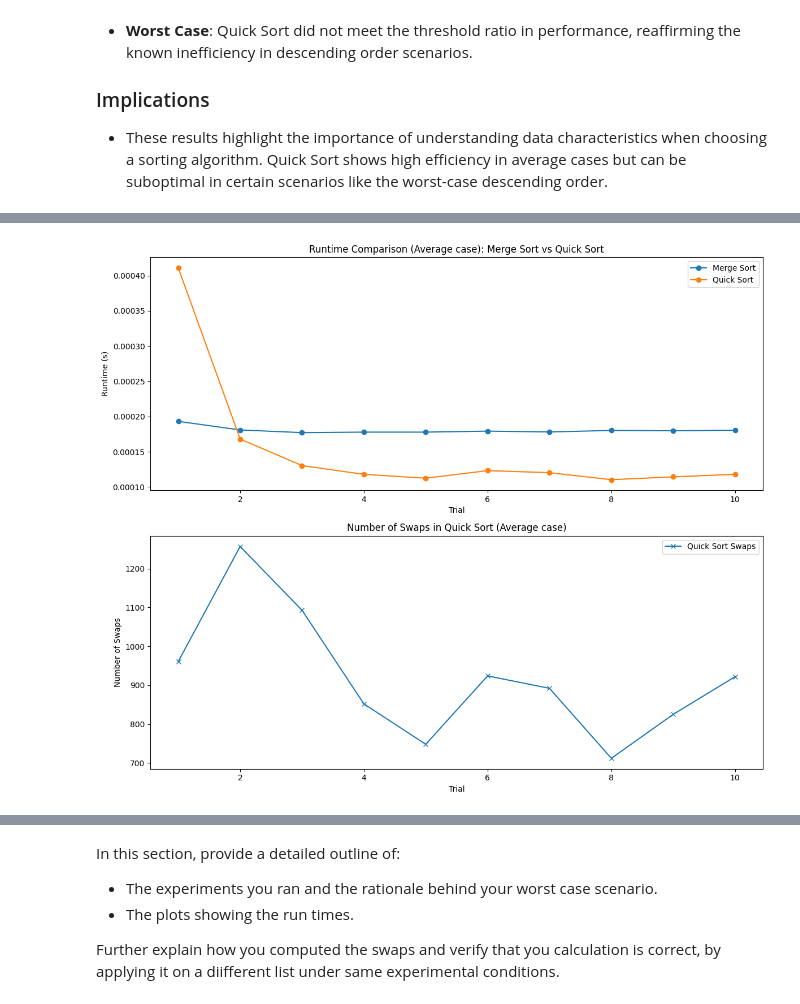
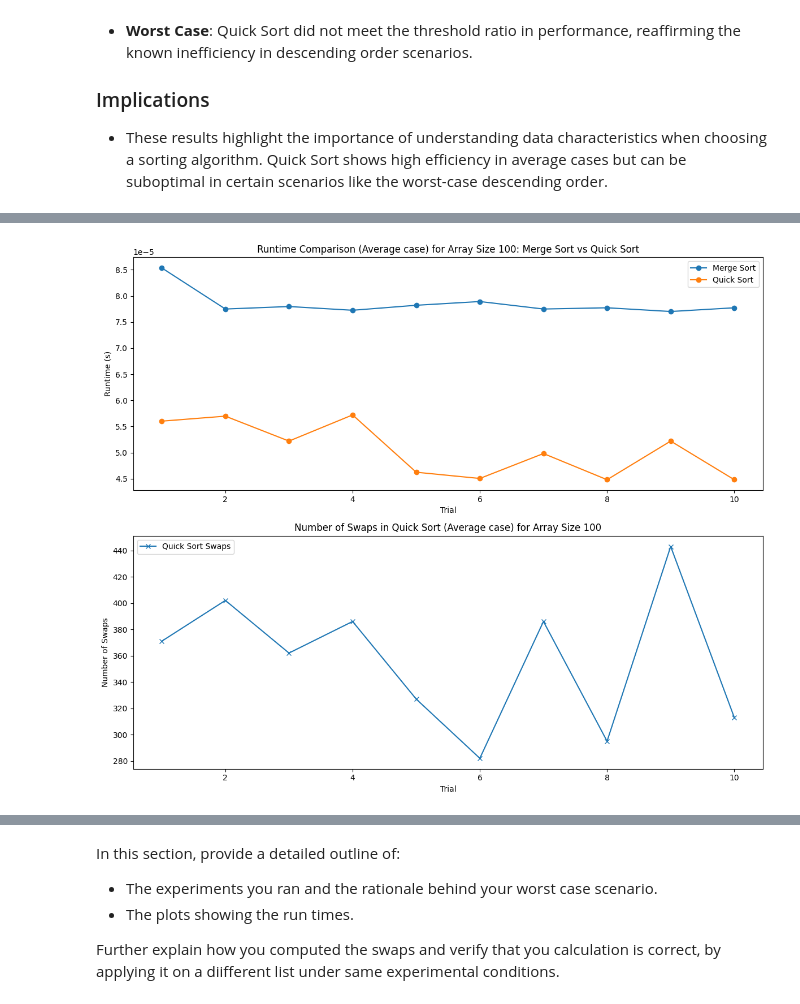
Before and after one commit to scythemenace/CS2XC3_algorithms_research, a Jupyter notebook: Lab 2/Lab_II.ipynb, the cells around one changed output, grey strips where cells are left out. Cells and saved outputs as stored; diff of their text form; code cells hidden in the pictures.

```diff
--- a/Lab 2/Lab_II.ipynb
+++ b/Lab 2/Lab_II.ipynb
@@ -771,7 +771,7 @@ plot_algorithm_performance(even_timings_bsearch1, even_timings_bsearch2, even_ti
 Recall that I discussed in the class, the possibility of "reducing the comparisons" in Binary Search implementation. One solution came up is to remove the comparison with "mid". If you design an experiment to test this, you will soon realize that while this speeds up the execution time by reducing the number of comparisons needed, it fails when the element to be searched is right in the middle.  So are there any ways to improve the speed of Binary Search that is not dependent on data? The answer is recursion! In this section, implement a Binary Search recursively.
 # %%
 def binary_search_recursive(data, low, high, key):
-    if low == high:
+    if low >= high:
         return low if data[low] >= key else low + 1
 
     mid = (low + high) // 2
@@ -1454,7 +1465,7 @@ def plot_results(merge_sort_times, quick_sort_times, scenario):
 
 # Main execution
 array_size = 1000
-num_trials = 10
+num_trials = 20
 scenarios = ['All Same Elements', 'Ascending Order', 'Descending Order', 'Nearly Sorted']
 
 for scenario in scenarios:
@@ -1519,12 +1530,12 @@ The experiments were designed to evaluate the performance of Merge Sort and Quic
 # %%
 #This quick sort implementation has number of swaps as a parameter
 
-def quickSort(array, low, high, count_swaps):
+def quickSort_2(array, low, high, count_swaps):
     if low < high:
         pivot, swaps = partition(array, low, high)
         count_swaps[0] += swaps
-        quickSort(array, low, pivot - 1, count_swaps)
-        quickSort(array, pivot + 1, high, count_swaps)
+        quickSort_2(array, low, pivot - 1, count_swaps)
+        quickSort_2(array, pivot + 1, high, count_swaps)
     return count_swaps[0]
 
 def partition(array, low, high):
@@ -1558,17 +1569,18 @@ def run_experiment(sort_func, array_size, scenario, trials):
         data = create_scenario_array(array_size, scenario)
         start_time = time.time()
         swap_count = [0]  # Initialize swap count as a list to be mutable
-        if sort_func == quickSort:
+        if sort_func == quickSort_2:
+            # Call quickSort with the correct arguments: array, low index, and high index
             swap_count[0] = sort_func(data, 0, len(data) - 1, swap_count)
             swap_counts.append(swap_count[0])  # Store the total swap count
         else:
-            sort_func(data)  # Assuming this is a placeholder for Merge Sort
+            sort_func(data)  # For Merge Sort
         end_time = time.time()
         times.append(end_time - start_time)
 
     return times, swap_counts
 
-def plot_results(merge_times, quick_times, swap_counts, scenario):
+def plot_results(merge_times, quick_times, swap_counts, scenario, array_size):
     plt.figure(figsize=(12, 10))
 
     # Plotting runtime comparison
@@ -1578,7 +1590,7 @@ def plot_results(merge_times, quick_times, swap_counts, scenario):
     plt.plot(trials, quick_times, label='Quick Sort', marker='o')
     plt.xlabel('Trial')
     plt.ylabel('Runtime (s)')
-    plt.title(f'Runtime Comparison ({scenario} case): Merge Sort vs Quick Sort')
+    plt.title(f'Runtime Comparison ({scenario} case) for Array Size {array_size}: Merge Sort vs Quick Sort')
     plt.legend()
 
     # Plotting swap count for Quick Sort
@@ -1586,11 +1598,12 @@ def plot_results(merge_times, quick_times, swap_counts, scenario):
     plt.plot(trials, swap_counts, label='Quick Sort Swaps', marker='x')
     plt.xlabel('Trial')
     plt.ylabel('Number of Swaps')
-    plt.title(f'Number of Swaps in Quick Sort ({scenario} case)')
+    plt.title(f'Number of Swaps in Quick Sort ({scenario} case) for Array Size {array_size}')
     plt.legend()
 
     plt.tight_layout()
     plt.show()
+
 
 
 def find_comparison_point(merge_times, quick_times, quick_swaps, threshold_ratio=1.25):
@@ -1612,41 +1625,47 @@ def find_comparison_point(merge_times, quick_times, quick_swaps, threshold_ratio
             }
             break
     return comparison_points
-array_size = 200
+array_sizes = [100, 500,1000]  # Varying lengths of lists
 scenarios = ['Best', 'Average', 'Worst']
 trials = 10
 
 # Results storage
-merge_sort_results = {scenario: [] for scenario in scenarios}
-quick_sort_results = {scenario: [] for scenario in scenarios}
-swap_counts = {scenario: [] for scenario in scenarios}
+merge_sort_results = {scenario: {size: [] for size in array_sizes} for scenario in scenarios}
+quick_sort_results = {scenario: {size: [] for size in array_sizes} for scenario in scenarios}
+swap_counts = {scenario: {size: [] for size in array_sizes} for scenario in scenarios}
 
-# Run the experiments for each scenario and collect the data
-for scenario in scenarios:
-    merge_sort_results[scenario], _ = run_experiment(mergeSort, array_size, scenario, trials)
-    quick_sort_results[scenario], swap_counts[scenario] = run_experiment(quickSort, array_size, scenario, trials)
+# Run the experiments for each scenario and each array size
+for size in array_sizes:
+    for scenario in scenarios:
+        merge_sort_results[scenario][size], _ = run_experiment(mergeSort, size, scenario, trials)
+        quick_sort_results[scenario][size], swap_counts[scenario][size] = run_experiment(quickSort_2, size, scenario, trials)
 
-comparison_points = {}
-for scenario in scenarios:
-    comparison_points[scenario] = find_comparison_point(
-        merge_sort_results[scenario],  # List of merge sort times for this scenario
-        quick_sort_results[scenario],  # List of quick sort times for this scenario
-        swap_counts[scenario],         # List of quick sort swap counts for this scenario
-        threshold_ratio=1.25           # Threshold ratio to determine "comparable" performance
-    )
+# Find and report comparison points for each scenario and array size
+for size in array_sizes:
+    comparison_points = {}
+    for scenario in scenarios:
+        comparison_points[scenario] = find_comparison_point(
+            merge_sort_results[scenario][size],  # List of merge sort times for this scenario
+            quick_sort_results[scenario][size],  # List of quick sort times for this scenario
+            swap_counts[scenario][size],         # List of quick sort swap counts for this scenario
+            threshold_ratio=1.25                 # Threshold ratio to determine "comparable" performance
+        )
 
-# Output the comparison points for each scenario
-for scenario, points in comparison_points.items():
-    if points:  # If a comparison point was found
-        print(f"In the {scenario} case, Quick Sort performs comparably to Merge Sort at trial "
-              f"{points['trial']} with {points['swaps']} swaps.")
-    else:
-        print(f"No comparison point found where Quick Sort performs within the threshold ratio for the {scenario} case.")
-for scenario in scenarios:
-    plot_results(
-        merge_sort_results[scenario],
-        quick_sort_results[scenario],
-        swap_counts[scenario],
-        scenario
-    )
+    # Output the comparison points for each scenario
+    for scenario, points in comparison_points.items():
+        if points:  # If a comparison point was found
+            print(f"Size {size}: In the {scenario} case, Quick Sort performs comparably to Merge Sort at trial "
+                  f"{points['trial']} with {points['swaps']} swaps.")
+        else:
+            print(f"Size {size}: No comparison point found where Quick Sort performs within the threshold ratio for the {scenario} case.")
+
+    # Plot results for this size
+    for scenario in scenarios:
+        plot_results(
+            merge_sort_results[scenario][size],
+            quick_sort_results[scenario][size],
+            swap_counts[scenario][size],
+            scenario,
+            size
+        )
 # %% [output]
@@ -1657 +1676 @@ No comparison point found where Quick Sort performs within the threshold ratio f
-[figure, old version]
+[figure, new version]
```
Also changed, not shown: parts of 26 cells of this notebook.
